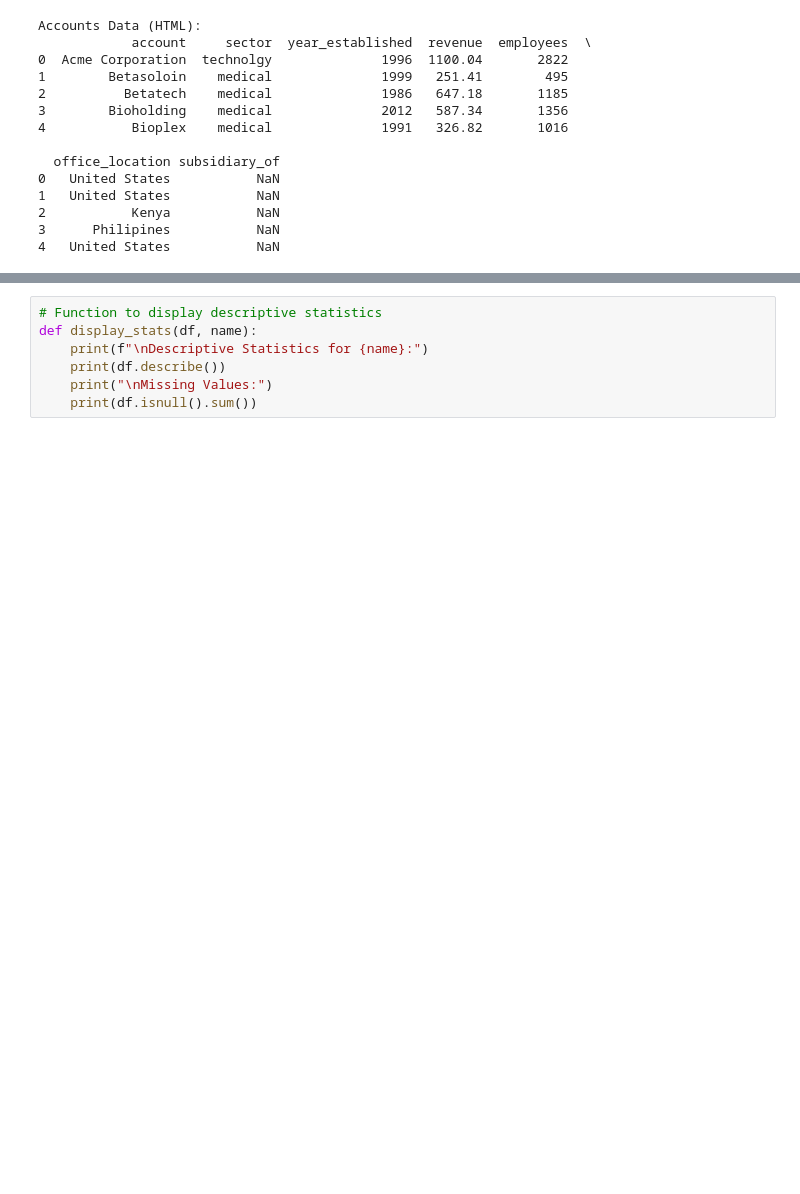
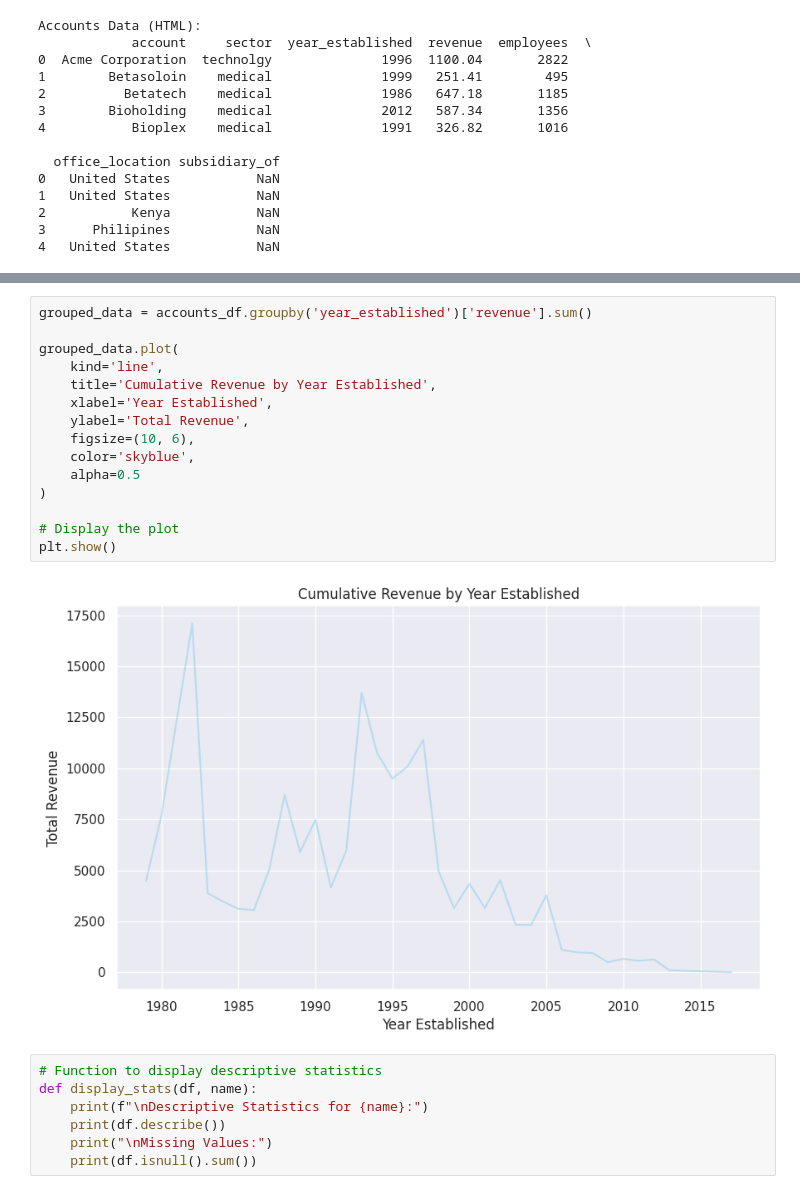
Before and after one commit to sadiq937/CrazyRobo_DM, a Jupyter notebook: ps1.ipynb, the cells around one changed output, grey strips where cells are left out. Drawn from its saved outputs; the diff is of its cells as text; blank space fills up the shorter version.

```diff
--- a/ps1.ipynb
+++ b/ps1.ipynb
@@ -143,3 +252,20 @@ Accounts Data (HTML):
+# %%
+grouped_data = accounts_df.groupby('year_established')['revenue'].sum()
+
+grouped_data.plot(
+    kind='line',
+    title='Cumulative Revenue by Year Established',
+    xlabel='Year Established',
+    ylabel='Total Revenue',
+    figsize=(10, 6),
+    color='skyblue',
+    alpha=0.5
+)
+
+# Display the plot
+plt.show()
+# %% [output]
+[figure, added]
 # %%
 # Function to display descriptive statistics
 def display_stats(df, name):
```
Also changed, not shown: parts of 21 cells of this notebook.
